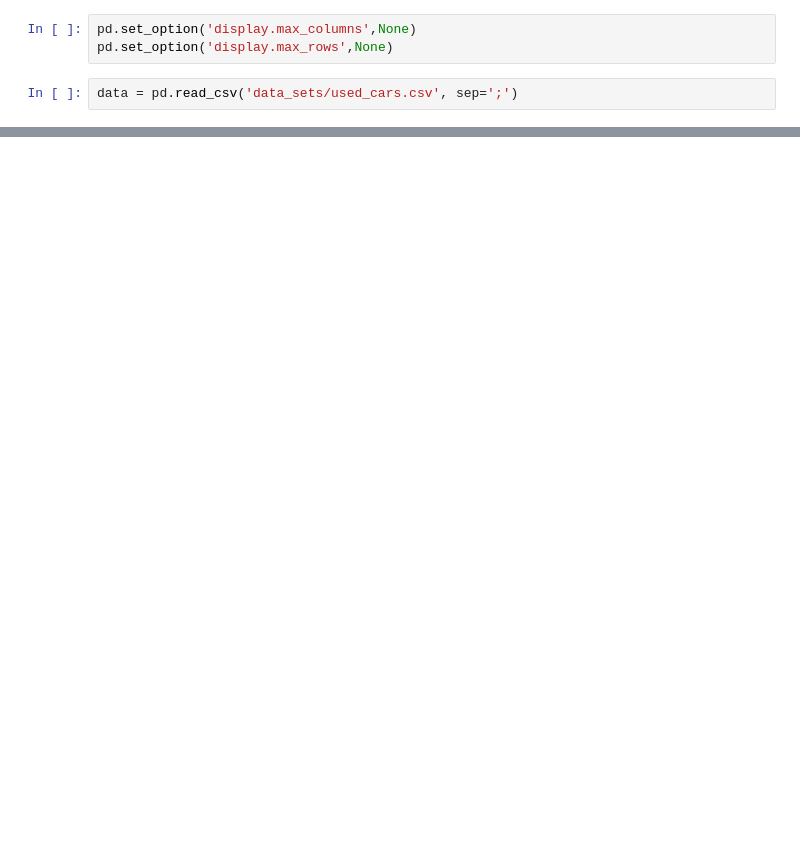
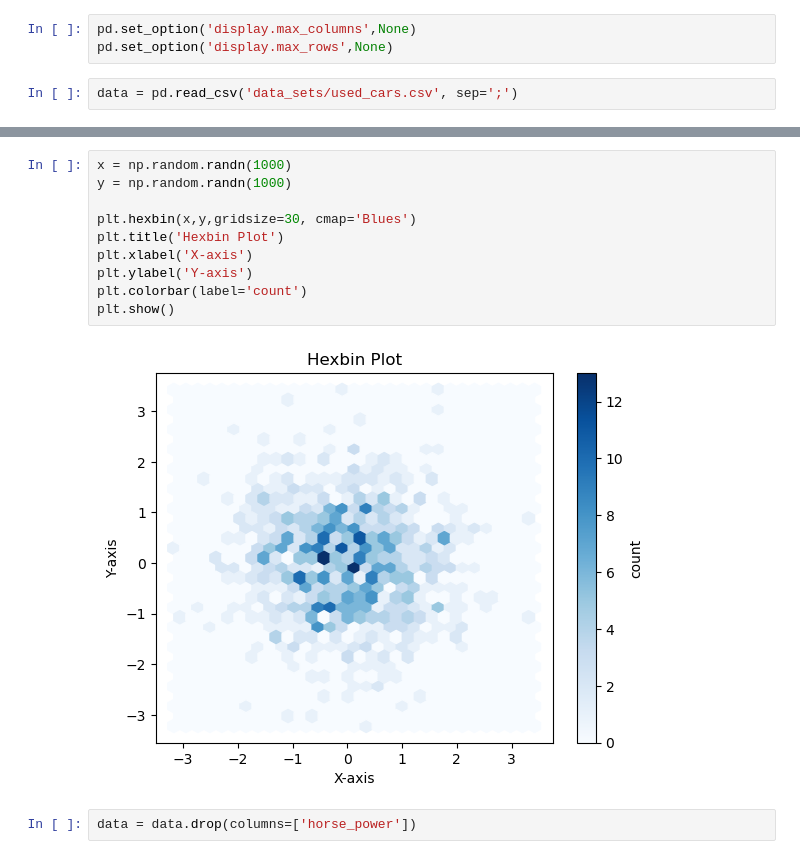
Before and after one commit to VictorAbhi/ml_learning, a Jupyter notebook: ml/python_libraries_for_data_science/pandas/day2.ipynb, the cells around one changed output, grey strips where cells are left out. Saved outputs shown, nothing was run; the diff lists cells and outputs as text; blank space fills up the shorter version.

```diff
--- a/ml/python_libraries_for_data_science/pandas/day2.ipynb
+++ b/ml/python_libraries_for_data_science/pandas/day2.ipynb
@@ -482,0 +581,14 @@ data.head()
+# %%
+x = np.random.randn(1000)
+y = np.random.randn(1000)
+
+plt.hexbin(x,y,gridsize=30, cmap='Blues')
+plt.title('Hexbin Plot')
+plt.xlabel('X-axis')
+plt.ylabel('Y-axis')
+plt.colorbar(label='count')
+plt.show()
+# %% [output]
+[figure, added]
+# %%
+data = data.drop(columns=['horse_power'])
```
Also changed, not shown: parts of 12 cells of this notebook, 4 other files.
